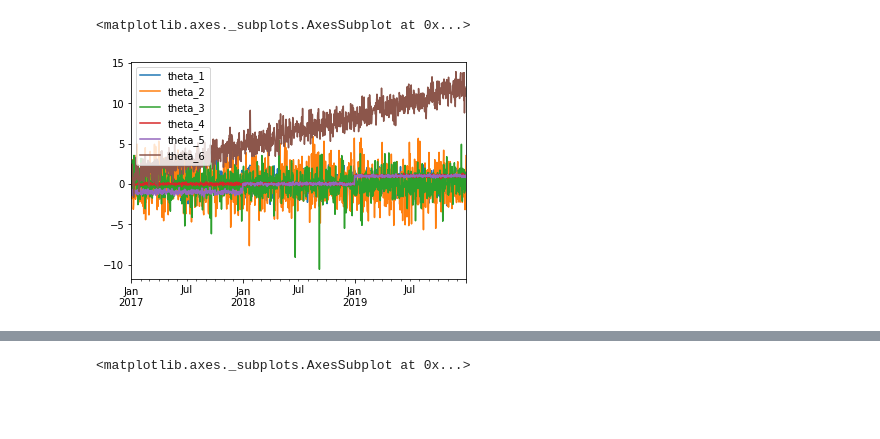
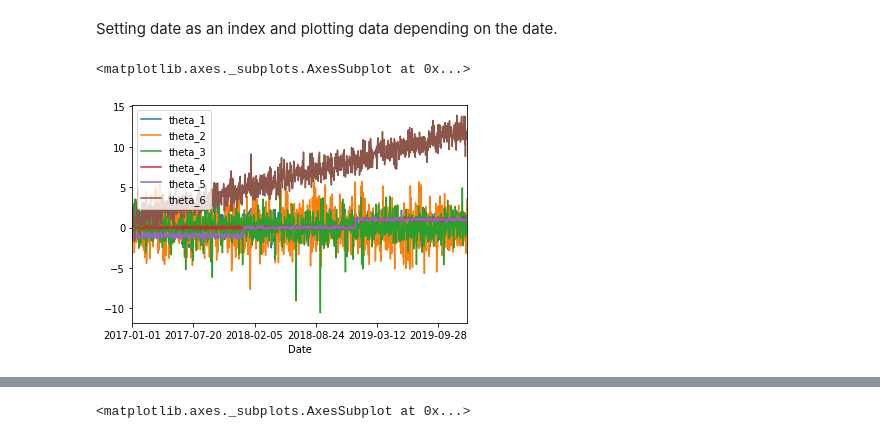
Before and after one commit to b-jasko/CPS, a Jupyter notebook: Data Analytics/lab1/da_lab1.ipynb, the cells around one changed output, grey strips where cells are left out. Cells and saved outputs as stored; diff of their text form; code cells hidden in the pictures; blank space fills up the shorter version.

```diff
--- a/Data Analytics/lab1/da_lab1.ipynb
+++ b/Data Analytics/lab1/da_lab1.ipynb
@@ -7,12 +7,13 @@ import numpy as np
 plt.close('all')
 
 data = pd.read_csv("Data1.csv")
+# %% [markdown]
+Setting date as an index and plotting data depending on the date.
 # %%
-data_timeseries = pd.to_datetime(data['Unnamed: 0'])
-data_index = pd.DatetimeIndex(data_timeseries.values)
-data_timeframe = data.set_index(data_index)
+data.rename(columns={'Unnamed: 0':'Date'}, inplace=True)
+data_timeframe = data.set_index('Date')
 
 data_timeframe.plot()
 # %% [output]
 <matplotlib.axes._subplots.AxesSubplot at 0x...>
-[figure, old version]
+[figure, new version]
```
Also changed, not shown: parts of 8 cells of this notebook.
